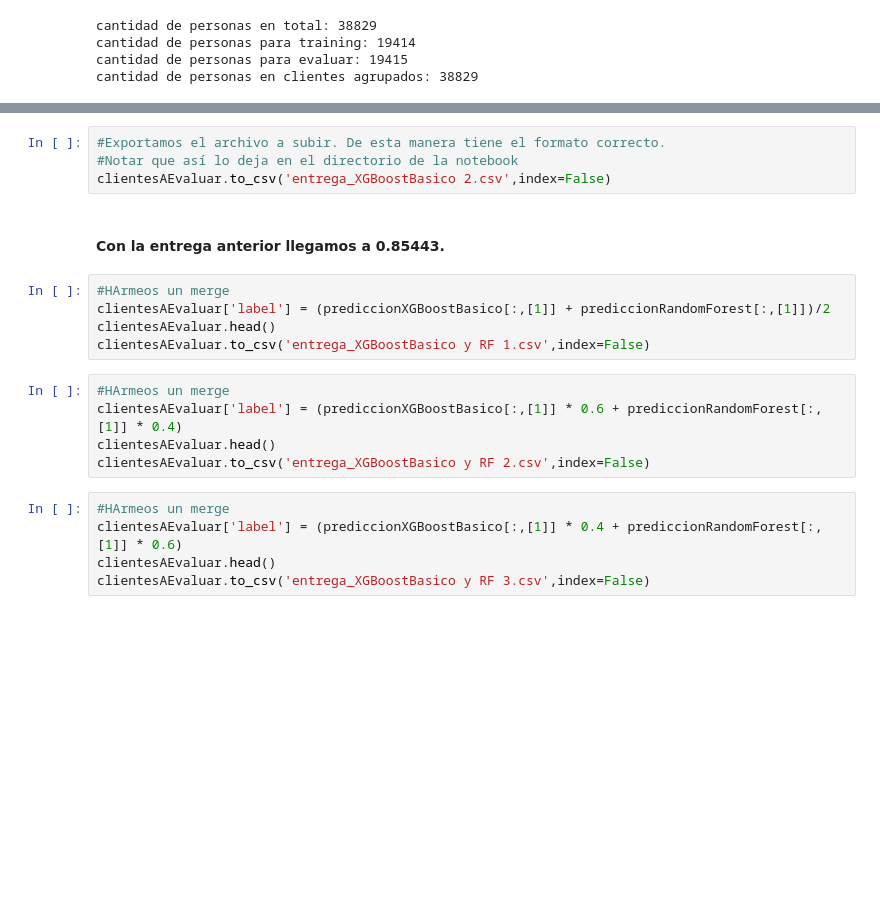
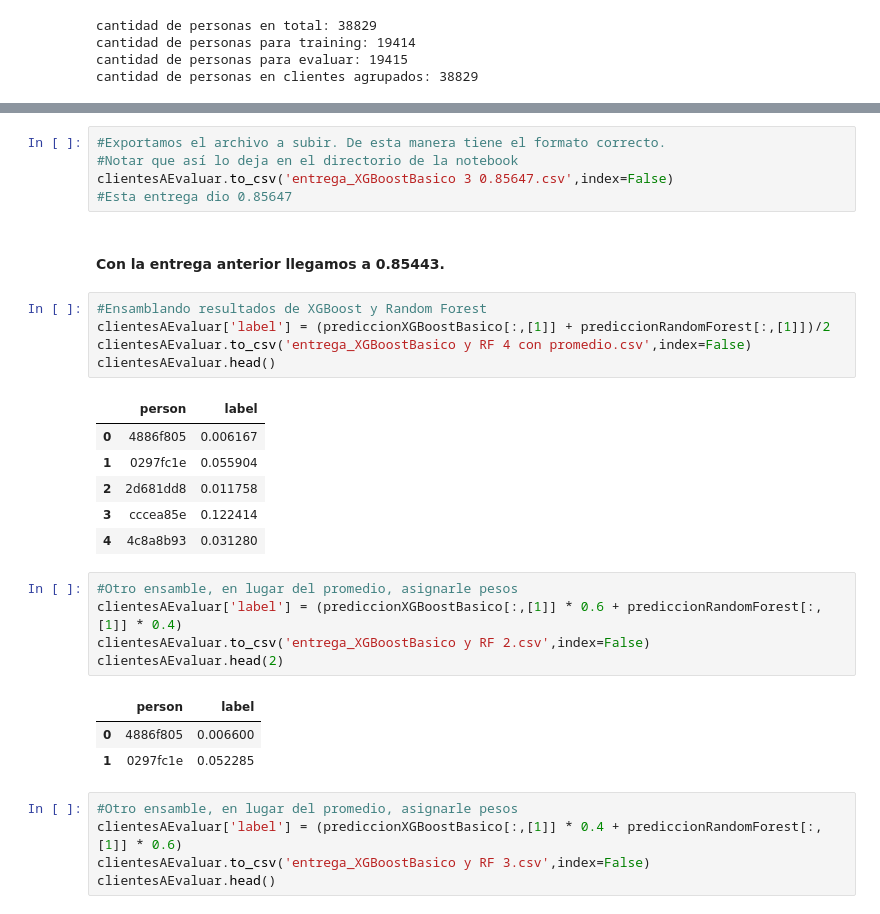
Before and after one commit to btusca/7506, a Jupyter notebook: TP2/Tp2.ipynb, the cells around one changed output, grey strips where cells are left out. Cells and saved outputs as stored; diff of their text form; blank space fills up the shorter version.

```diff
--- a/TP2/Tp2.ipynb
+++ b/TP2/Tp2.ipynb
@@ -451,21 +562,33 @@ clientesAEvaluar.head()
 # %%
 #Exportamos el archivo a subir. De esta manera tiene el formato correcto.
 #Notar que así lo deja en el directorio de la notebook
-clientesAEvaluar.to_csv('entrega_XGBoostBasico 2.csv',index=False)
+clientesAEvaluar.to_csv('entrega_XGBoostBasico 3 0.85647.csv',index=False)
+#Esta entrega dio 0.85647
 # %% [markdown]
 #### Con la entrega anterior llegamos a 0.85443.
 # %%
-#HArmeos un merge
+#Ensamblando resultados de XGBoost y Random Forest
 clientesAEvaluar['label'] = (prediccionXGBoostBasico[:,[1]] + prediccionRandomForest[:,[1]])/2
+clientesAEvaluar.to_csv('entrega_XGBoostBasico y RF 4 con promedio.csv',index=False)
 clientesAEvaluar.head()
-clientesAEvaluar.to_csv('entrega_XGBoostBasico y RF 1.csv',index=False)
+# %% [output]
+|  | person | label |
+| 0 | 4886f805 | 0.006167 |
+| 1 | 0297fc1e | 0.055904 |
+| 2 | 2d681dd8 | 0.011758 |
+| 3 | cccea85e | 0.122414 |
+| 4 | 4c8a8b93 | 0.031280 |
 # %%
-#HArmeos un merge
+#Otro ensamble, en lugar del promedio, asignarle pesos
 clientesAEvaluar['label'] = (prediccionXGBoostBasico[:,[1]] * 0.6 + prediccionRandomForest[:,[1]] * 0.4)
-clientesAEvaluar.head()
 clientesAEvaluar.to_csv('entrega_XGBoostBasico y RF 2.csv',index=False)
+clientesAEvaluar.head(2)
+# %% [output]
+|  | person | label |
+| 0 | 4886f805 | 0.006600 |
+| 1 | 0297fc1e | 0.052285 |
 # %%
-#HArmeos un merge
+#Otro ensamble, en lugar del promedio, asignarle pesos
 clientesAEvaluar['label'] = (prediccionXGBoostBasico[:,[1]] * 0.4 + prediccionRandomForest[:,[1]] * 0.6)
+clientesAEvaluar.to_csv('entrega_XGBoostBasico y RF 3.csv',index=False)
 clientesAEvaluar.head()
-clientesAEvaluar.to_csv('entrega_XGBoostBasico y RF 3.csv',index=False)
```
Also changed, not shown: parts of 28 cells of this notebook.
